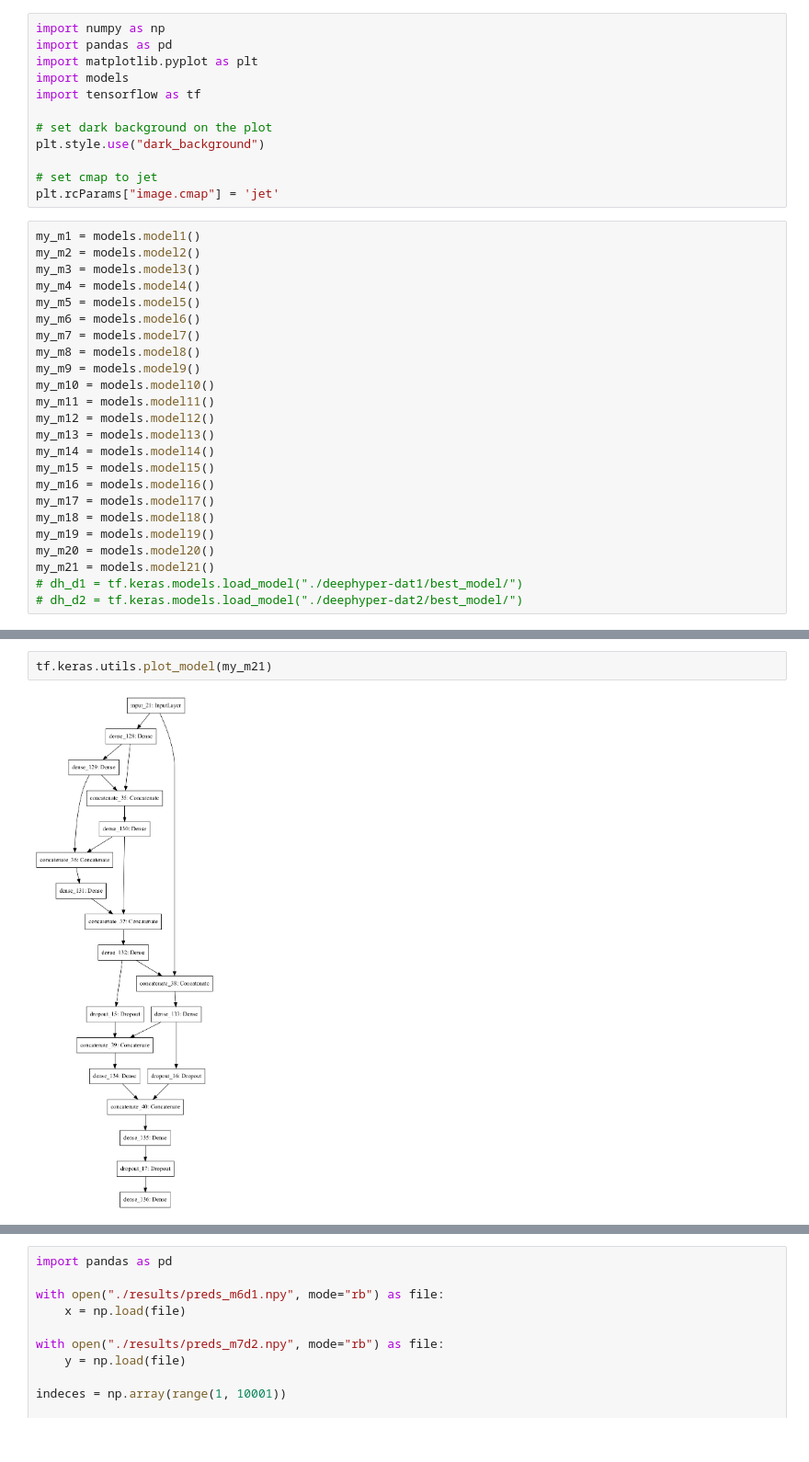
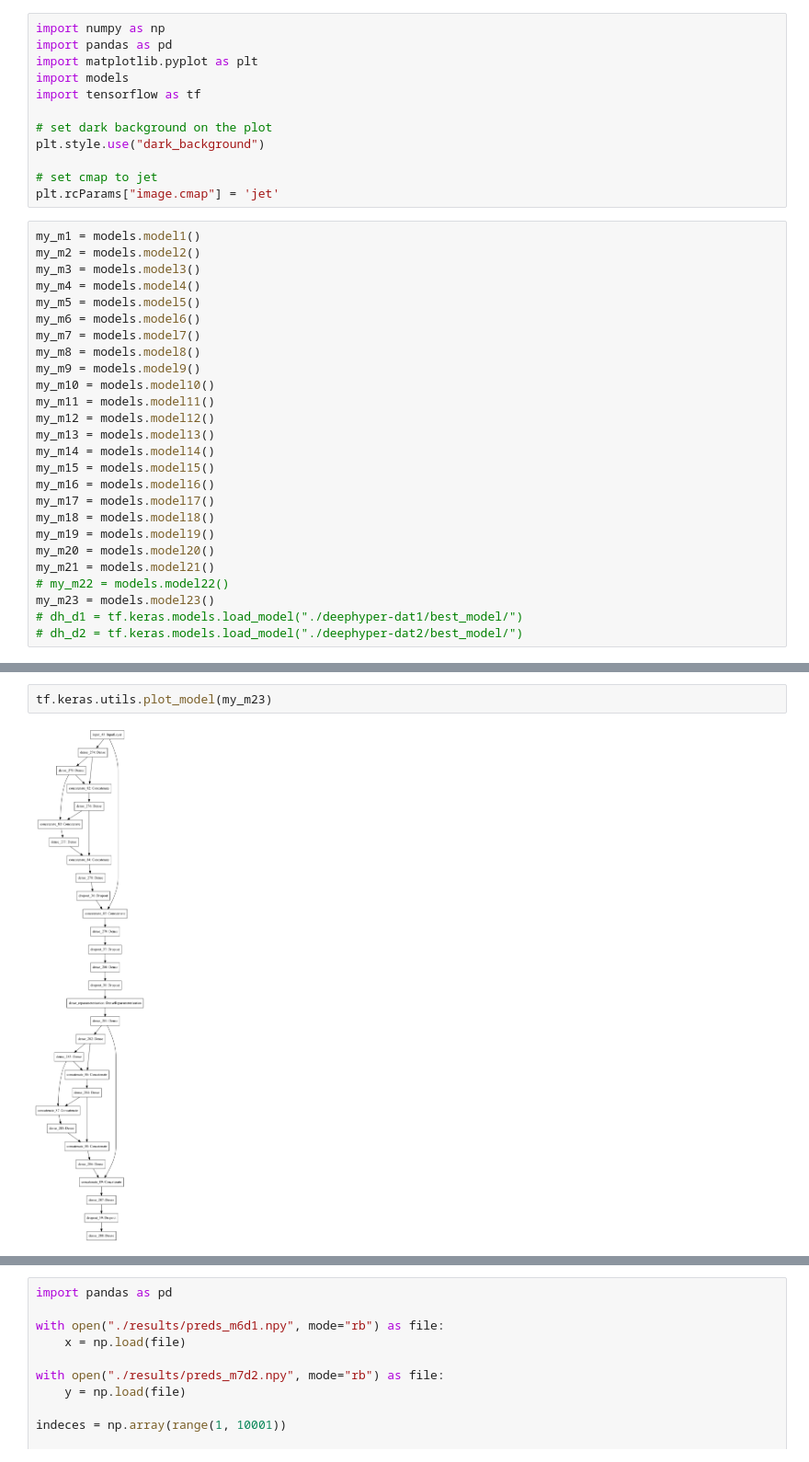
Before and after one commit to Chaudry24/kaust22, a Jupyter notebook: plotting.ipynb, the cells around one changed output, grey strips where cells are left out. Shown at 92% size. Saved outputs shown, nothing was run; the diff lists cells and outputs as text.

Commit message:
plots for visualizations

```diff
--- a/plotting.ipynb
+++ b/plotting.ipynb
@@ -32,6 +32,8 @@ my_m18 = models.model18()
 my_m19 = models.model19()
 my_m20 = models.model20()
 my_m21 = models.model21()
+# my_m22 = models.model22()
+my_m23 = models.model23()
 # dh_d1 = tf.keras.models.load_model("./deephyper-dat1/best_model/")
 # dh_d2 = tf.keras.models.load_model("./deephyper-dat2/best_model/")
 # %% [output]
@@ -41,7 +43,7 @@ To enable them in non-MKL-DNN operations, rebuild TensorFlow with the appropriat
 # %%
-tf.keras.utils.plot_model(my_m21)
+tf.keras.utils.plot_model(my_m23)
 # %% [output]
-[figure, old version]
+[figure, new version]
 # %%
 # ------------- DATA 1 ------------- #
 
```
Also changed, not shown: parts of 3 cells of this notebook.
